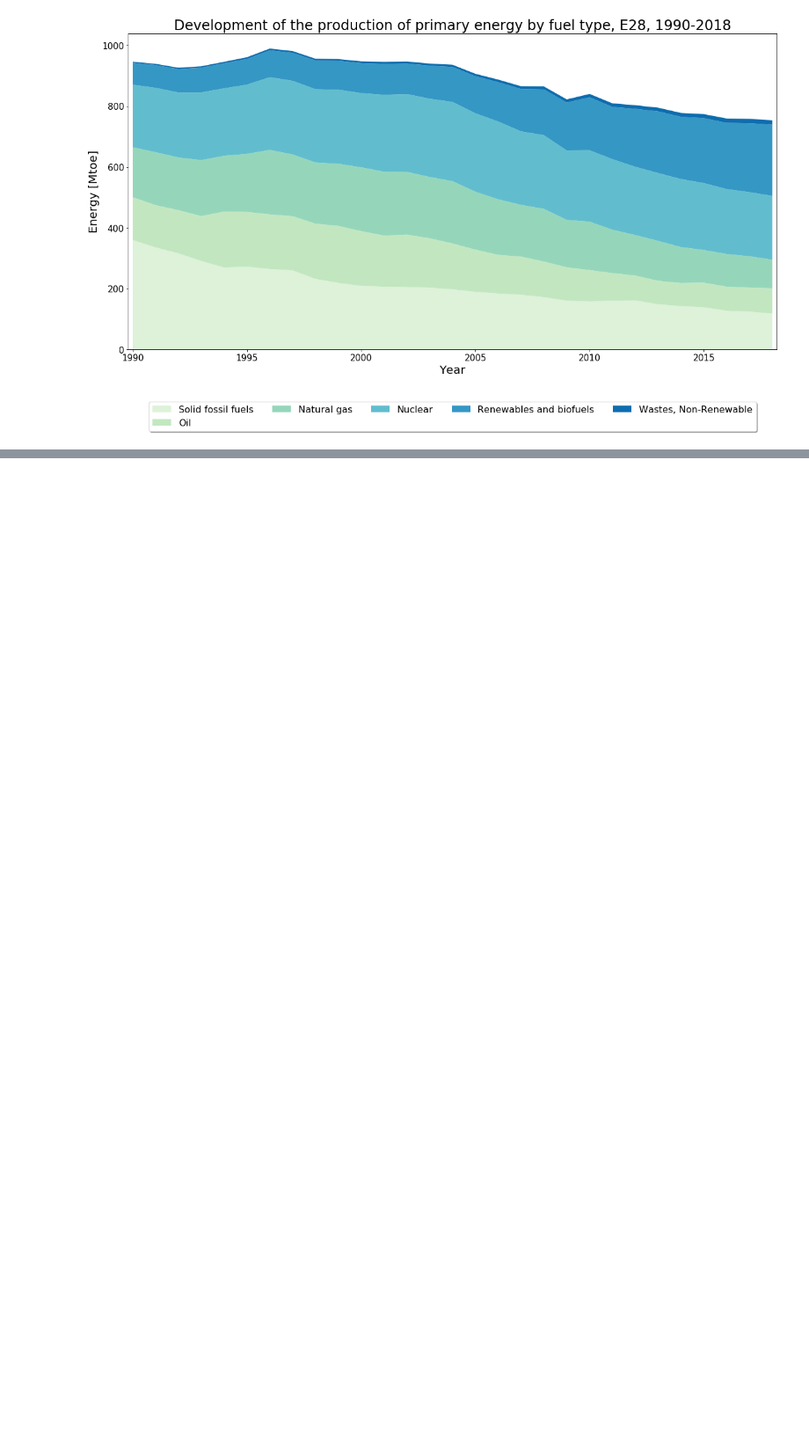
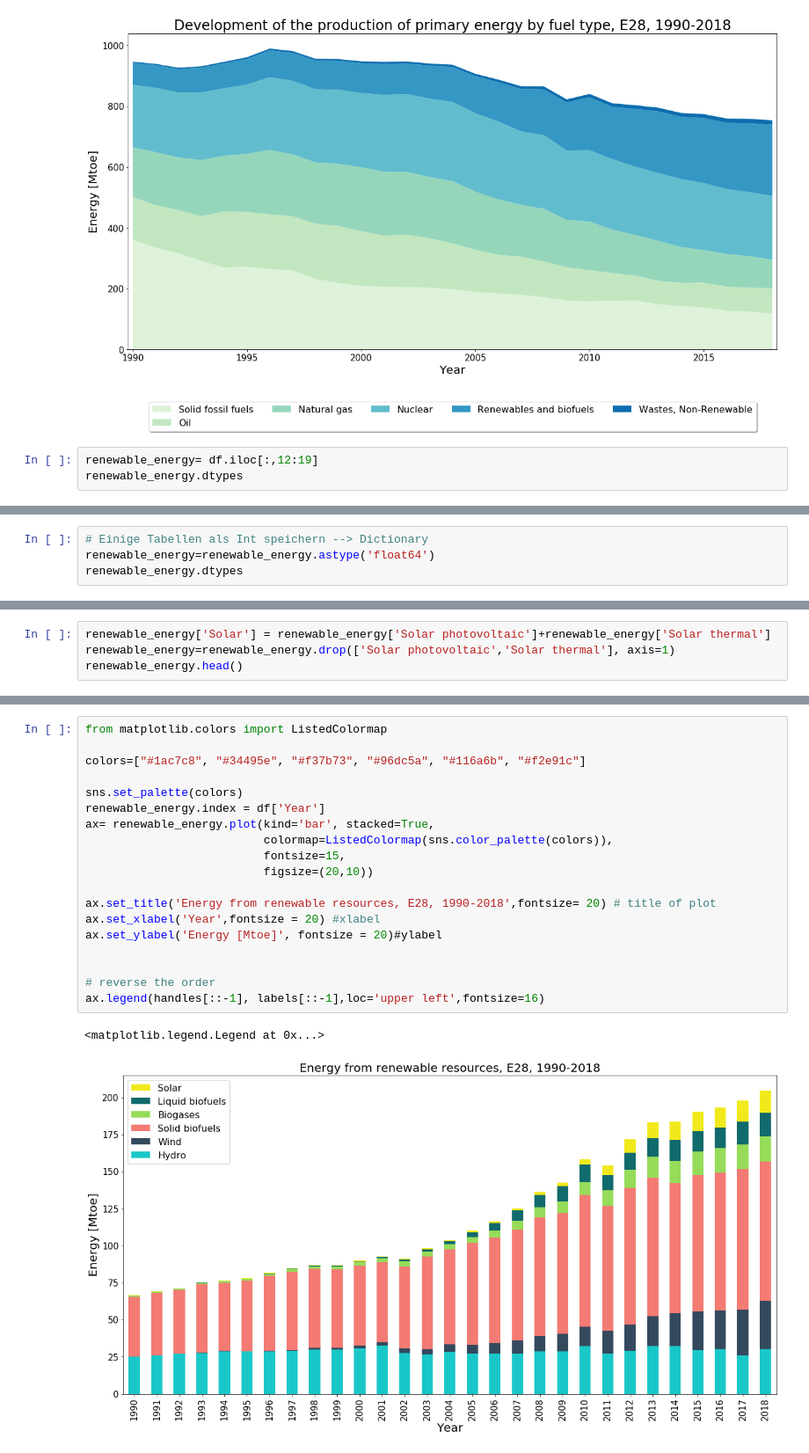
Before and after one commit to nlygar/renewable-energy-eu-statistics, a Jupyter notebook: Untitled1.ipynb, the cells around one changed output, grey strips where cells are left out. Shown: that part at 88% size. Drawn from its saved outputs; the diff is of its cells as text; blank space fills up the shorter version.

Commit message:
renewable

```diff
--- a/Untitled1.ipynb
+++ b/Untitled1.ipynb
@@ -318,3 +318,6 @@ ax.legend(loc='upper center', bbox_to_anchor=(0.5, -0.15),
 plt.show()
 # %% [output]
 [figure]
+# %%
+renewable_energy= df.iloc[:,12:19]
+renewable_energy.dtypes
@@ -320,0 +334,4 @@ plt.show()
+# %%
+# Einige Tabellen als Int speichern --> Dictionary
+renewable_energy=renewable_energy.astype('float64')
+renewable_energy.dtypes
@@ -320,0 +348,4 @@ plt.show()
+# %%
+renewable_energy['Solar'] = renewable_energy['Solar photovoltaic']+renewable_energy['Solar thermal']
+renewable_energy=renewable_energy.drop(['Solar photovoltaic','Solar thermal'], axis=1)
+renewable_energy.head()
@@ -320,0 +359,22 @@ plt.show()
+# %%
+from matplotlib.colors import ListedColormap
+
+colors=["#1ac7c8", "#34495e", "#f37b73", "#96dc5a", "#116a6b", "#f2e91c"]
+
+sns.set_palette(colors)
+renewable_energy.index = df['Year']
+ax= renewable_energy.plot(kind='bar', stacked=True,
+                          colormap=ListedColormap(sns.color_palette(colors)),
+                          fontsize=15,
+                          figsize=(20,10))
+
+ax.set_title('Energy from renewable resources, E28, 1990-2018',fontsize= 20) # title of plot
+ax.set_xlabel('Year',fontsize = 20) #xlabel
+ax.set_ylabel('Energy [Mtoe]', fontsize = 20)#ylabel
+
+
+# reverse the order
+ax.legend(handles[::-1], labels[::-1],loc='upper left',fontsize=16)
+# %% [output]
+<matplotlib.legend.Legend at 0x...>
+[figure, added]
```
Also changed, not shown: parts of 4 cells of this notebook.
